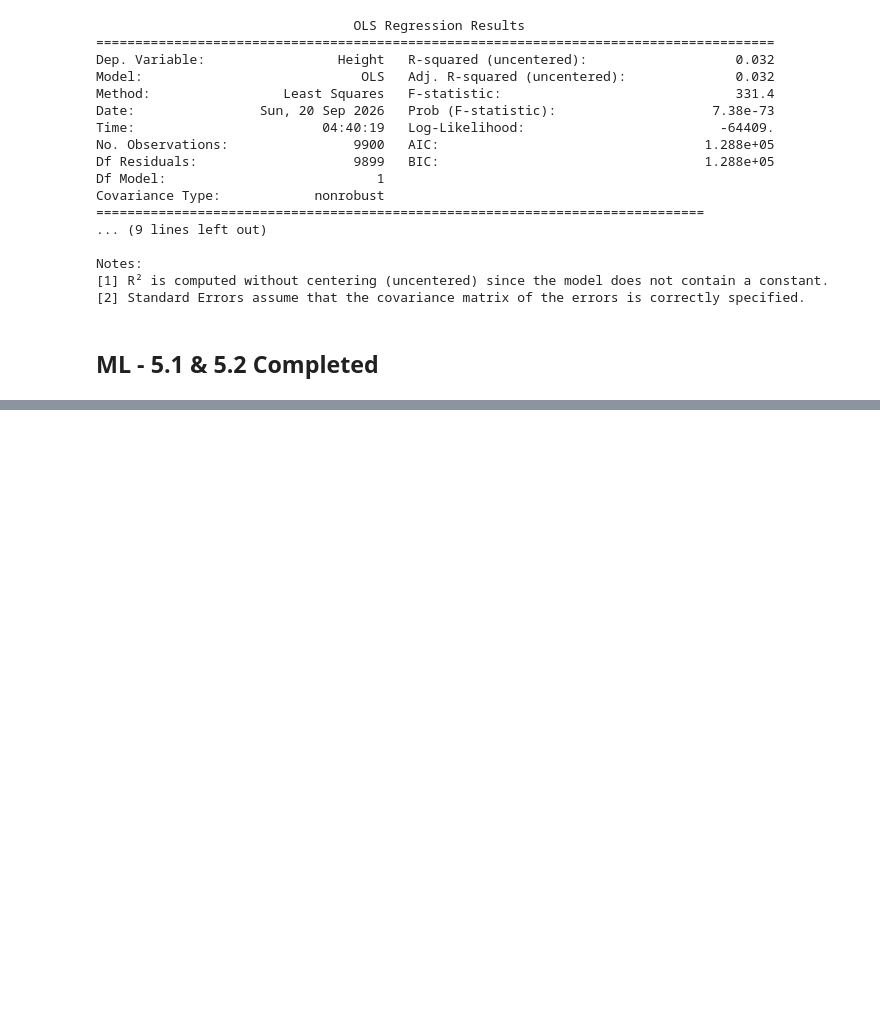
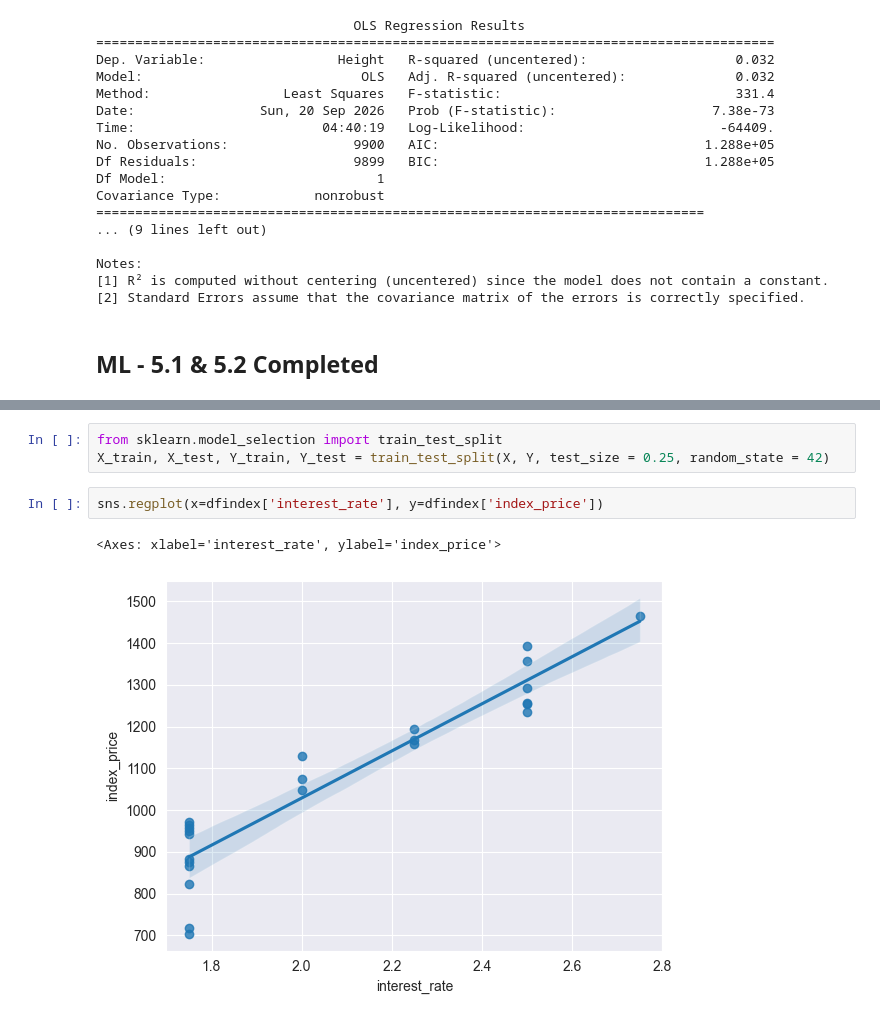
Before and after one commit to Salmanshahk/Machine_Learning, a Jupyter notebook: Machine Learning AK.ipynb, the cells around one changed output, grey strips where cells are left out. Drawn from its saved outputs; the diff is of its cells as text; blank space fills up the shorter version.

```diff
--- a/Machine Learning AK.ipynb
+++ b/Machine Learning AK.ipynb
@@ -306,0 +393,8 @@ Notes:
+# %%
+from sklearn.model_selection import train_test_split
+X_train, X_test, Y_train, Y_test = train_test_split(X, Y, test_size = 0.25, random_state = 42)
+# %%
+sns.regplot(x=dfindex['interest_rate'], y=dfindex['index_price'])
+# %% [output]
+<Axes: xlabel='interest_rate', ylabel='index_price'>
+[figure, added]
```
Also changed, not shown: parts of 30 cells of this notebook.
